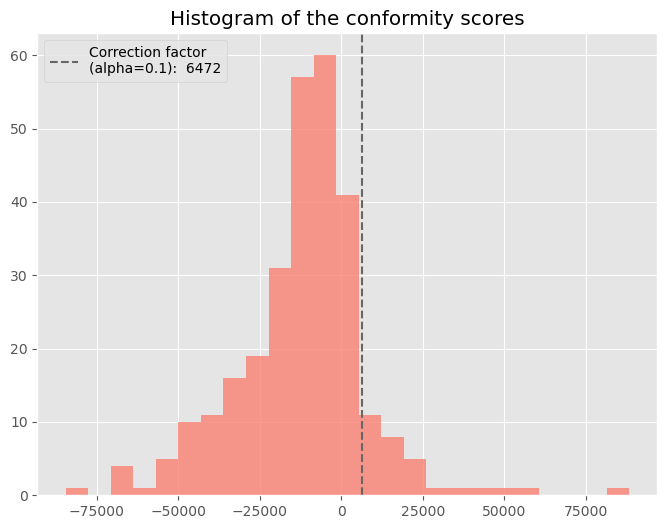
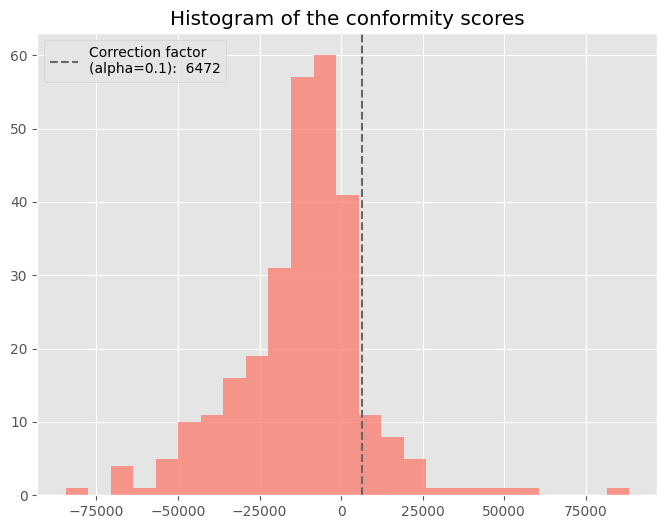
Unified diff of the notebook cell whose output changed from the first chart to the second:
--- before
+++ after
@@ -8,7 +8,7 @@
 s_adj = np.quantile(a=conf_scores, q=alpha_compl_mod)
 
-plt.figure(figsize=(8, 6))
-plt.hist(x=conf_scores, bins=25, density=False, color='salmon', alpha=0.8)
-plt.axvline(x=s_adj, linestyle="--", color='0.40', label=f"Correction factor \n({alpha=}): {s_adj: .0f}")
+plt.figure(figsize=(8, 6));
+plt.hist(x=conf_scores, bins=25, density=False, color='salmon', alpha=0.8);
+plt.axvline(x=s_adj, linestyle="--", color='0.40', label=f"Correction factor \n({alpha=}): {s_adj: .0f}");
 plt.title('Histogram of the conformity scores')
 plt.legend(loc="upper left");

Commit: fixing double import